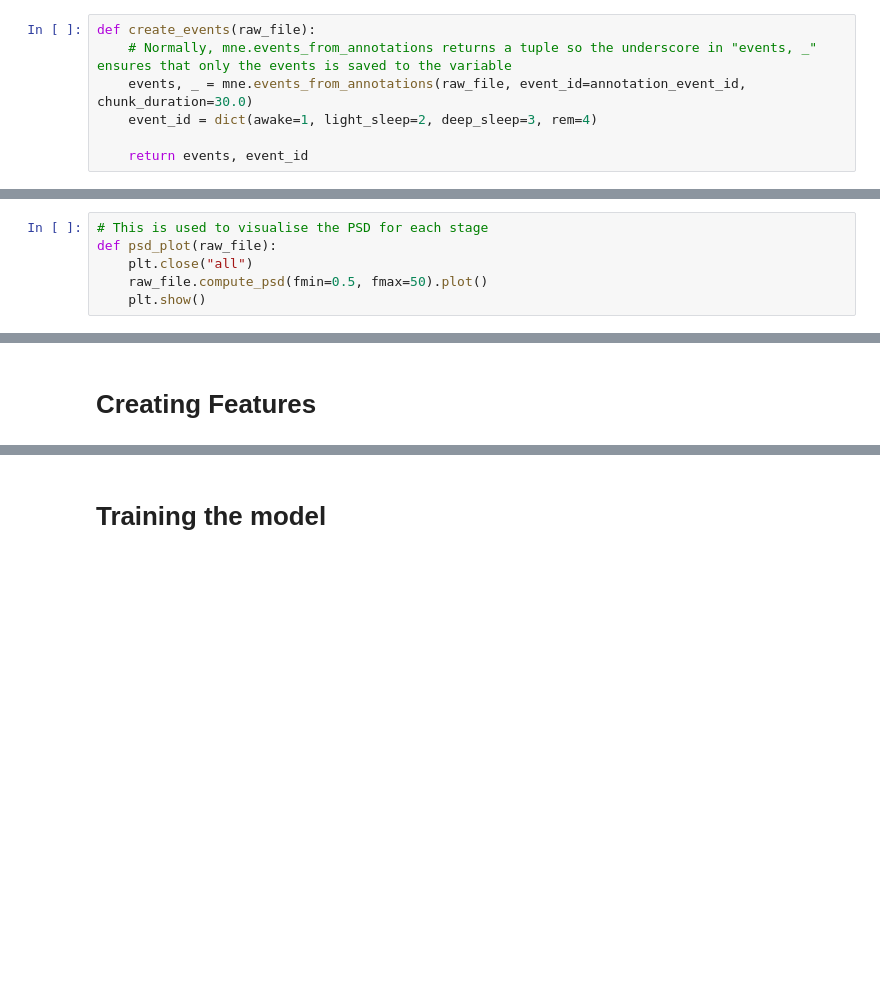
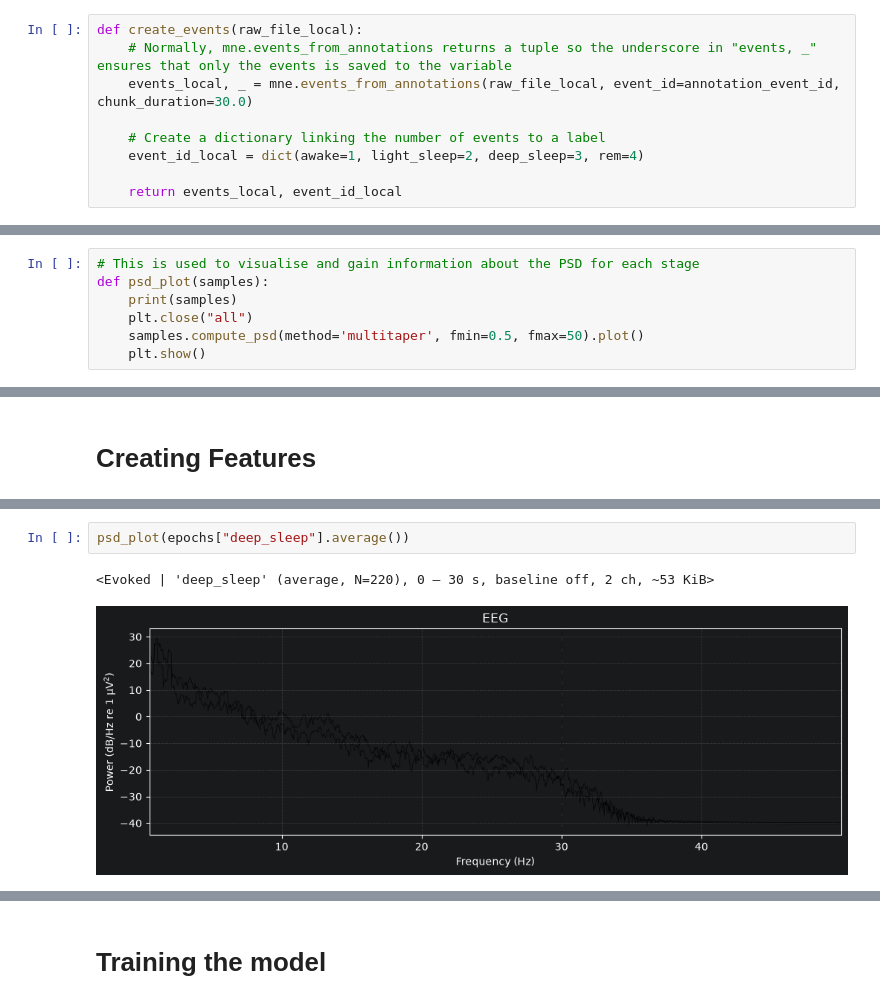
Before and after one commit to thomasdelfino/COMPUTING_NEA_PYCHARM, a Jupyter notebook: Jupyter_main.ipynb, the cells around one changed output, grey strips where cells are left out. Drawn from its saved outputs; the diff is of its cells as text; blank space fills up the shorter version.

```diff
--- a/Jupyter_main.ipynb
+++ b/Jupyter_main.ipynb
@@ -91,10 +97,12 @@ def crop_annotations(raw_file, annotations):
     annotations.crop(sleep_start, sleep_end)
     raw_file.set_annotations(annotations)
 # %%
-def create_events(raw_file):
+def create_events(raw_file_local):
     # Normally, mne.events_from_annotations returns a tuple so the underscore in "events, _" ensures that only the events is saved to the variable
-    events, _ = mne.events_from_annotations(raw_file, event_id=annotation_event_id, chunk_duration=30.0)
-    event_id = dict(awake=1, light_sleep=2, deep_sleep=3, rem=4)
+    events_local, _ = mne.events_from_annotations(raw_file_local, event_id=annotation_event_id, chunk_duration=30.0)
 
-    return events, event_id
+    # Create a dictionary linking the number of events to a label
+    event_id_local = dict(awake=1, light_sleep=2, deep_sleep=3, rem=4)
+
+    return events_local, event_id_local
 # %%
@@ -122,10 +131,11 @@ def create_epochs(raw_file, events, event_id):
 # %% [markdown]
 ## Visualising Data
 # %%
-# This is used to visualise the PSD for each stage
-def psd_plot(raw_file):
+# This is used to visualise and gain information about the PSD for each stage
+def psd_plot(samples):
+    print(samples)
     plt.close("all")
-    raw_file.compute_psd(fmin=0.5, fmax=50).plot()
+    samples.compute_psd(method='multitaper', fmin=0.5, fmax=50).plot()
     plt.show()
 # %%
 def load_histogram(subject_index, night):
@@ -236,0 +282,5 @@ rem: 170
+# %%
+psd_plot(epochs["deep_sleep"].average())
+# %% [output]
+<Evoked | 'deep_sleep' (average, N=220), 0 – 30 s, baseline off, 2 ch, ~53 KiB>
+[figure, added]
```
Also changed, not shown: parts of 19 cells of this notebook, 1 other file.
